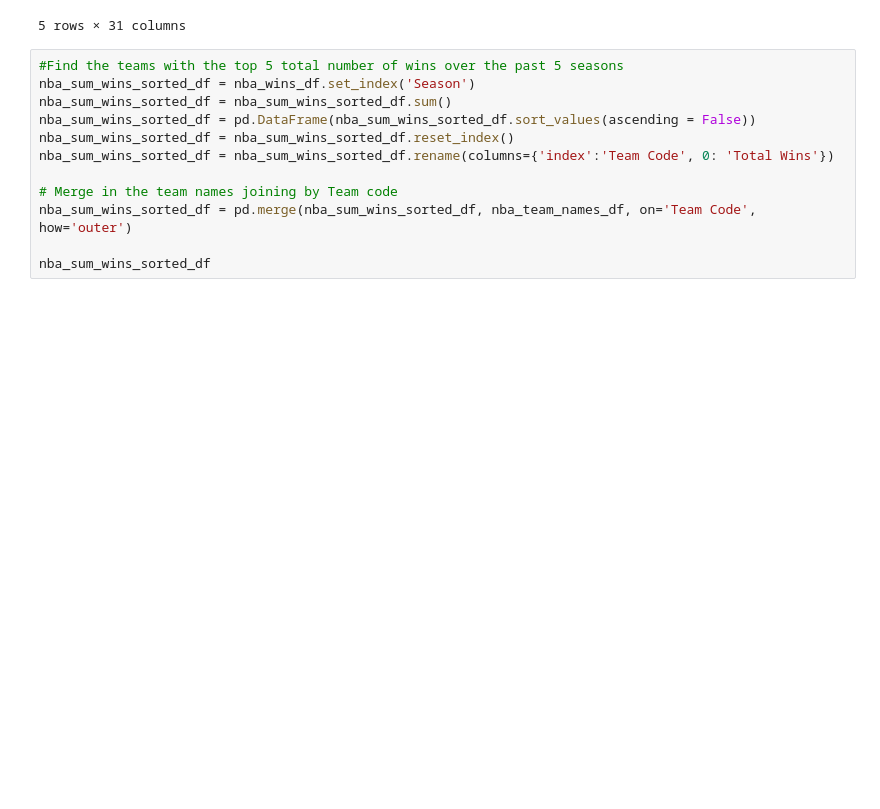
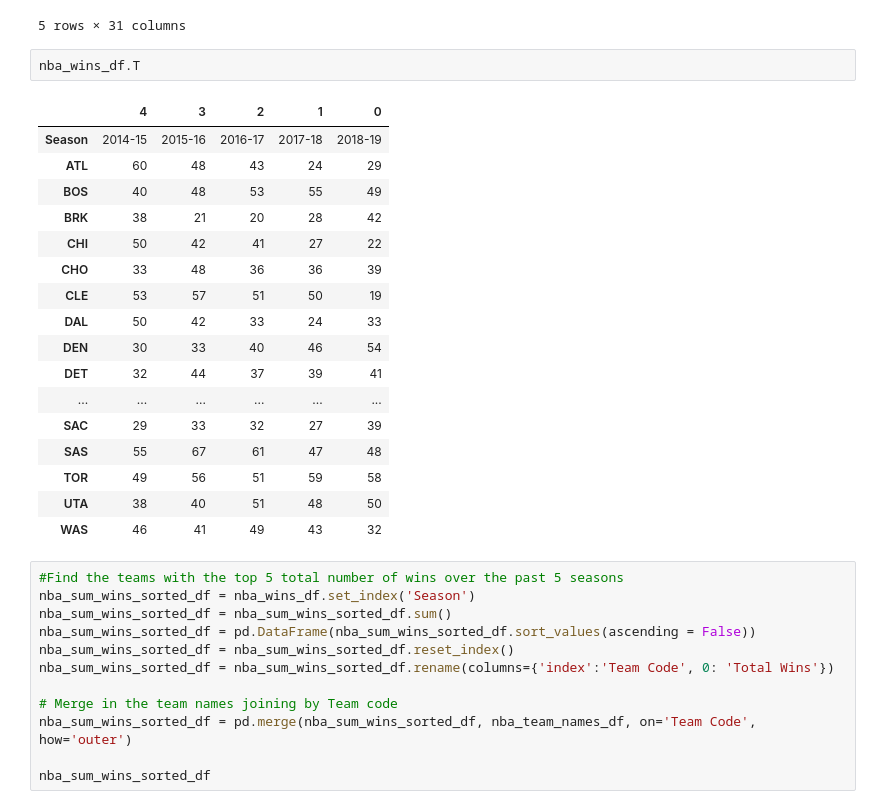
Before and after one commit to Michelin96/project-one, a Jupyter notebook: TeamWins_plots.ipynb, the cells around one changed output. Drawn from its saved outputs; the diff is of its cells as text; blank space fills up the shorter version.

```diff
--- a/TeamWins_plots.ipynb
+++ b/TeamWins_plots.ipynb
@@ -52,6 +52,26 @@ nba_wins_df
 | 1 | 2017-18 | 24.0 | 55.0 | 28.0 | 27.0 | 36.0 | 50.0 | 24.0 | 46.0 | 39.0 | ... | ... |
 | 0 | 2018-19 | 29.0 | 49.0 | 42.0 | 22.0 | 39.0 | 19.0 | 33.0 | 54.0 | 41.0 | ... | ... |
 5 rows × 31 columns
+# %%
+nba_wins_df.T
+# %% [output]
+|  | 4 | 3 | 2 | 1 | 0 |
+| Season | 2014-15 | 2015-16 | 2016-17 | 2017-18 | 2018-19 |
+| ATL | 60 | 48 | 43 | 24 | 29 |
+| BOS | 40 | 48 | 53 | 55 | 49 |
+| BRK | 38 | 21 | 20 | 28 | 42 |
+| CHI | 50 | 42 | 41 | 27 | 22 |
+| CHO | 33 | 48 | 36 | 36 | 39 |
+| CLE | 53 | 57 | 51 | 50 | 19 |
+| DAL | 50 | 42 | 33 | 24 | 33 |
+| DEN | 30 | 33 | 40 | 46 | 54 |
+| DET | 32 | 44 | 37 | 39 | 41 |
+| ... | ... | ... | ... | ... | ... |
+| SAC | 29 | 33 | 32 | 27 | 39 |
+| SAS | 55 | 67 | 61 | 47 | 48 |
+| TOR | 49 | 56 | 51 | 59 | 58 |
+| UTA | 38 | 40 | 51 | 48 | 50 |
+| WAS | 46 | 41 | 49 | 43 | 32 |
 # %%
 #Find the teams with the top 5 total number of wins over the past 5 seasons
 nba_sum_wins_sorted_df = nba_wins_df.set_index('Season')
```
Also changed, not shown: parts of 5 cells of this notebook, 4 other files.
